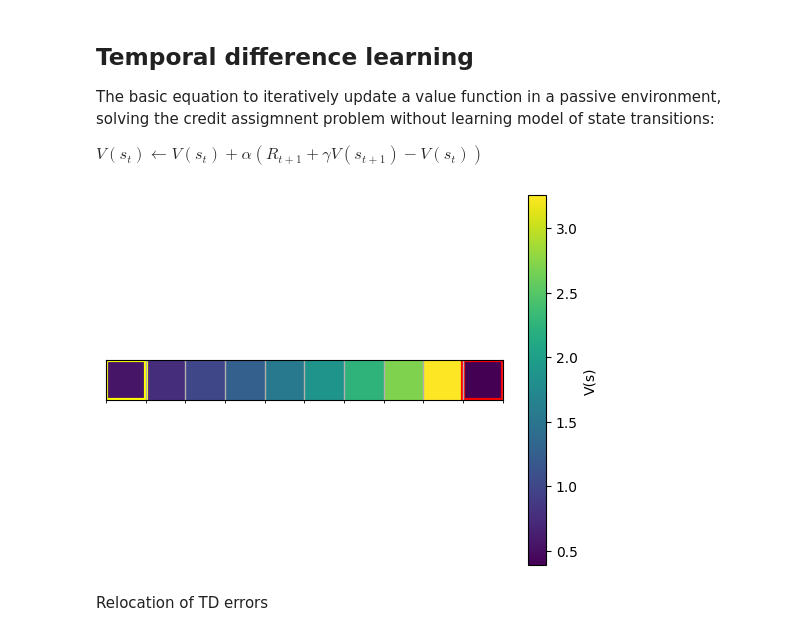
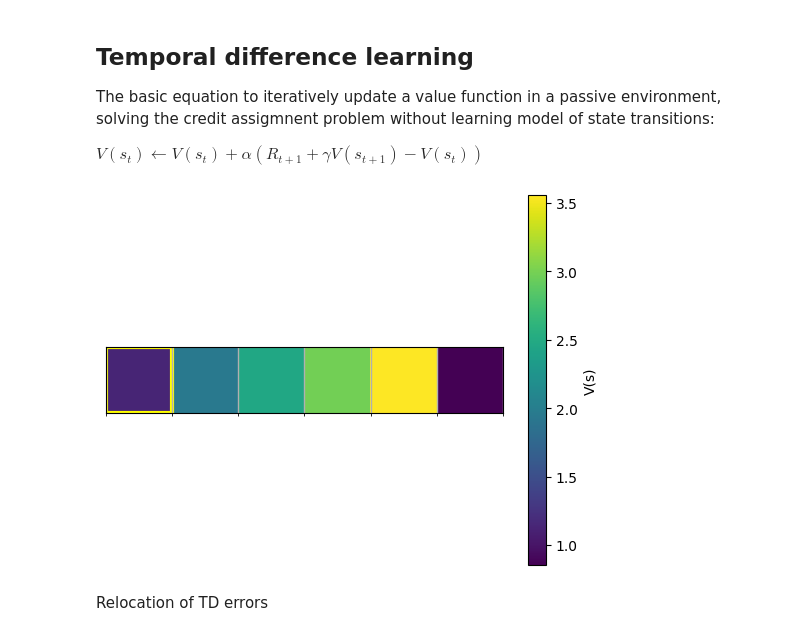
Before and after one commit to mihalybanyai/ait-compneuro-assignments, a Jupyter notebook: AIT26_Tutorial4_RL.ipynb, the cells around one changed output. Drawn from its saved outputs; the diff is of its cells as text; code cells hidden in the pictures.

```diff
--- a/AIT26_Tutorial4_RL.ipynb
+++ b/AIT26_Tutorial4_RL.ipynb
@@ -145,41 +145,45 @@ The basic equation to iteratively update a value function in a passive environme
 
 $V(s_t) \leftarrow V(s_t) + \alpha \left(R_{t+1} + \gamma V(s_{t+1}) - V(s_t) \right)$
 # %%
-def conveyor_belt_state_space(n_states):
+def conveyor_belt_state_space(n_states, cue_prob):
+    assert cue_prob <= 1. and cue_prob >= 0.
     map_cb = [[0] * n_states]
-    map_cb[0][-1] = 3
+    map_cb[0][-1] = cue_prob
     T = np.zeros((n_states, n_states))
-    for s in range(n_states-1):
+    T[0, 1] = cue_prob
+    T[0, 0] = 1. - cue_prob
+    for s in range(1, n_states-1):
         T[s, s+1] = 1
     T[-1, 0] = 1
     R = np.zeros((n_states))
     R[-1] = 3
     return T, R, map_cb
 
 def temporal_difference_learning(T, R, n_step, gamma, alpha):
     n_states = R.shape[0]
     states = list(range(n_states))
-    V = np.zeros((n_states))
+    V = np.zeros(n_states)
     td_errors = np.zeros((n_step, 2))
     act_state = 0
     for i in range(n_step):
-        next_state = np.random.choice(states, size=1, p=T[act_state, :].flatten())
+        next_state = np.random.choice(states, size=1, p=T[act_state, :].flatten()).item()
         reward = R[next_state]
 
-        TD = reward + gamma * V[next_state]
+        TD = reward + gamma * V[next_state] - V[act_state]
         td_errors[i, 0] = act_state
         td_errors[i, 1] = TD
-        V[act_state] = (1-alpha) * V[act_state] + alpha * TD
+        #V[act_state] = (1-alpha) * V[act_state] + alpha * TD
+        V[act_state] += alpha * TD
 
         act_state = next_state
     return V, td_errors
 
-T_conv, R_conv, map_conv = conveyor_belt_state_space(10)
+T_conv, R_conv, map_conv = conveyor_belt_state_space(6, cue_prob=0.3)
 #print(T_conv, R_conv, map_conv)
-V, td_errors = temporal_difference_learning(T_conv, R_conv, 1000, 0.85, 0.1)
+V, td_errors = temporal_difference_learning(T_conv, R_conv, 500, 0.9, 0.1)
 #print(V)
 plot_gridworld(map_conv, 0, value_function=V)
 # %% [output]
-[figure, old version]
+[figure, new version]
 # %% [markdown]
 Relocation of TD errors
```
Also changed, not shown: parts of 3 cells of this notebook.
